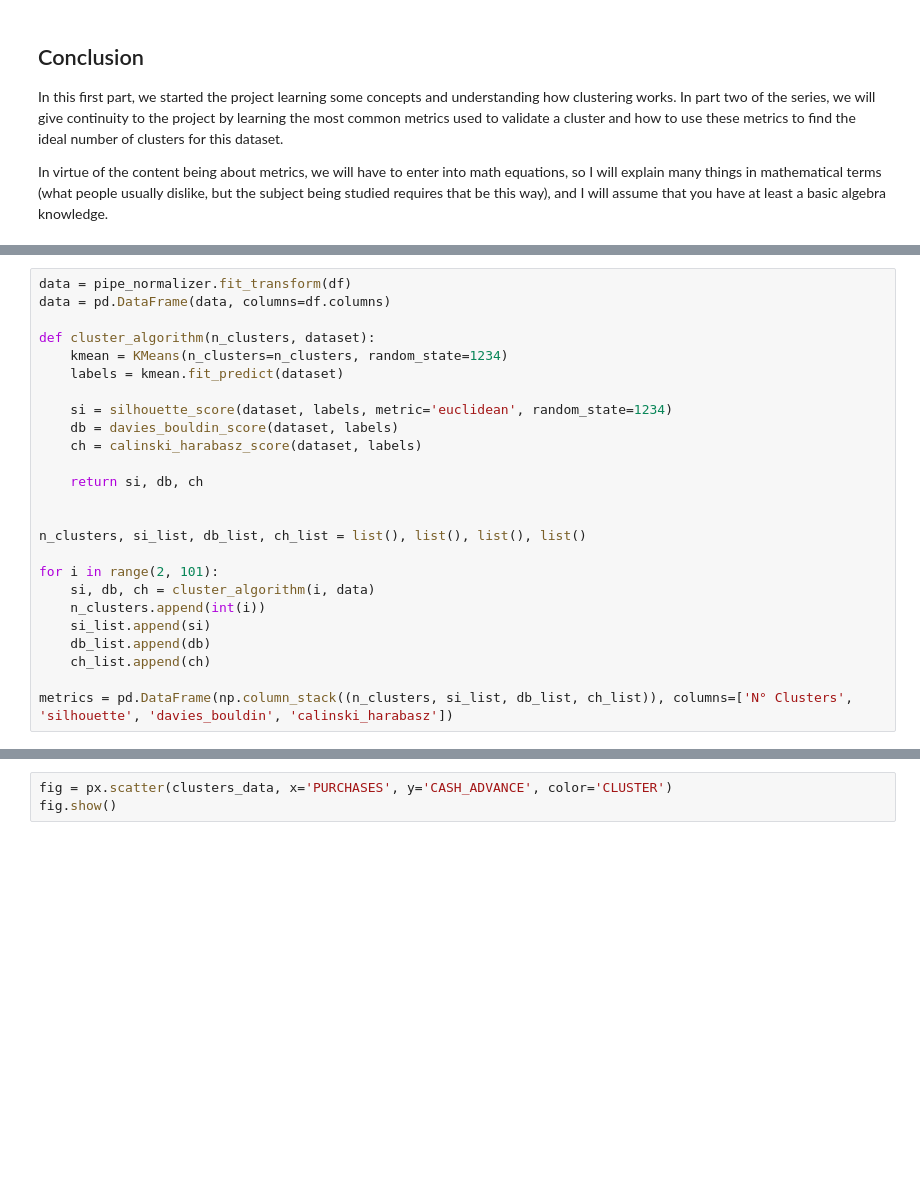
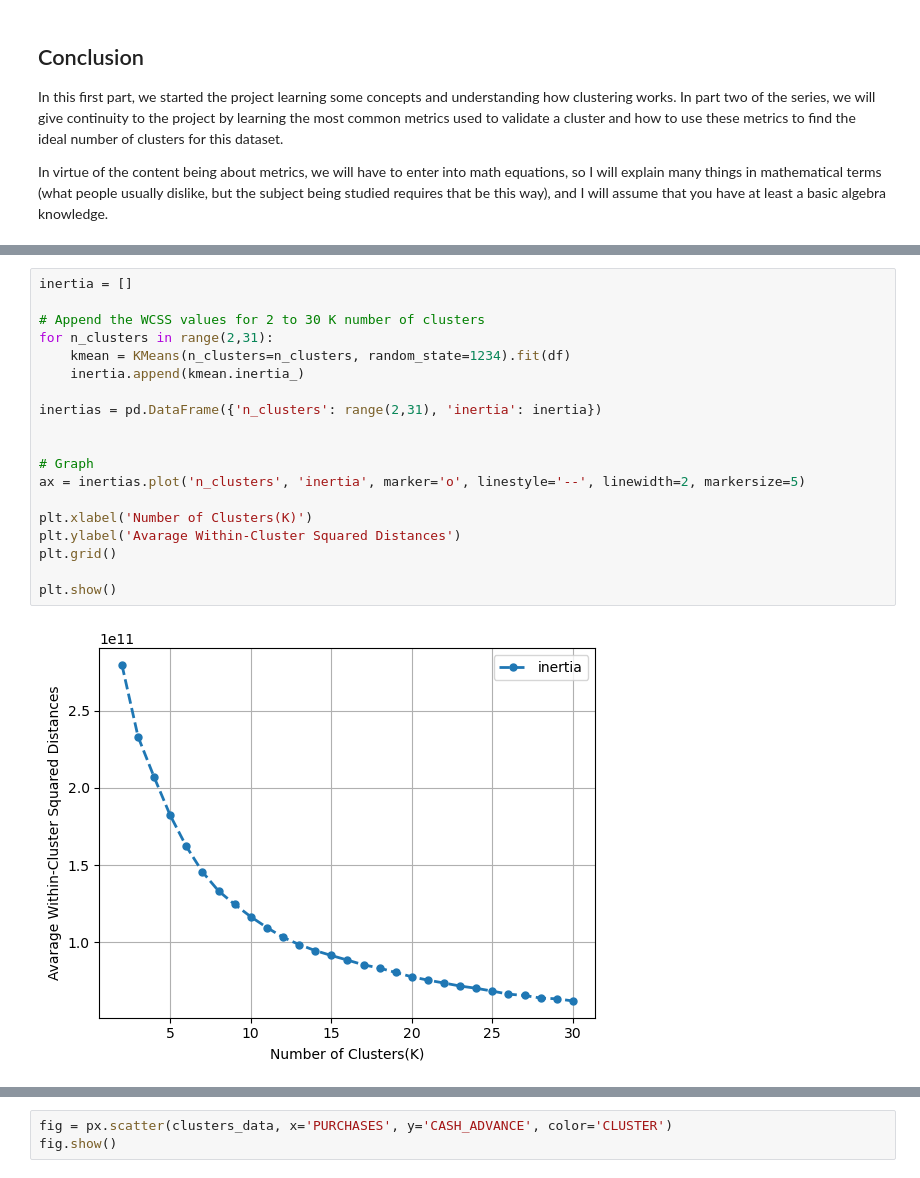
Before and after one commit to ViniciusNalaSantos/ML_ClusterAlgoritm, a Jupyter notebook: clusteralgoritm.ipynb, the cells around one changed output, grey strips where cells are left out. Saved outputs shown, nothing was run; the diff lists cells and outputs as text; blank space fills up the shorter version.

Commit message:
Kaggle Notebook | K Means Clustering

```diff
--- a/clusteralgoritm.ipynb
+++ b/clusteralgoritm.ipynb
@@ -338,25 +337,0 @@ pipe_normalizer = Pipeline([('normalization', Normalizer())])
-# %%
-data = pipe_normalizer.fit_transform(df)
-data = pd.DataFrame(data, columns=df.columns)
-
-def cluster_algorithm(n_clusters, dataset):
-    kmean = KMeans(n_clusters=n_clusters, random_state=1234)
-    labels = kmean.fit_predict(dataset)
-
-    si = silhouette_score(dataset, labels, metric='euclidean', random_state=1234)
-    db = davies_bouldin_score(dataset, labels)
-    ch = calinski_harabasz_score(dataset, labels)
-
-    return si, db, ch
-
-
-n_clusters, si_list, db_list, ch_list = list(), list(), list(), list()
-
-for i in range(2, 101):
-    si, db, ch = cluster_algorithm(i, data)
-    n_clusters.append(int(i))
-    si_list.append(si)
-    db_list.append(db)
-    ch_list.append(ch)
-
-metrics = pd.DataFrame(np.column_stack((n_clusters, si_list, db_list, ch_list)), columns=['N° Clusters', 'silhouette', 'davies_bouldin', 'calinski_harabasz'])
@@ -415,0 +461,21 @@ clusters_data
+# %%
+inertia = []
+
+# Append the WCSS values for 2 to 30 K number of clusters
+for n_clusters in range(2,31):
+    kmean = KMeans(n_clusters=n_clusters, random_state=1234).fit(df)
+    inertia.append(kmean.inertia_)
+
+inertias = pd.DataFrame({'n_clusters': range(2,31), 'inertia': inertia})
+
+
+# Graph
+ax = inertias.plot('n_clusters', 'inertia', marker='o', linestyle='--', linewidth=2, markersize=5)
+
+plt.xlabel('Number of Clusters(K)')
+plt.ylabel('Avarage Within-Cluster Squared Distances')
+plt.grid()
+
+plt.show()
+# %% [output]
+[figure, added]
```
Also changed, not shown: parts of 49 cells of this notebook.
